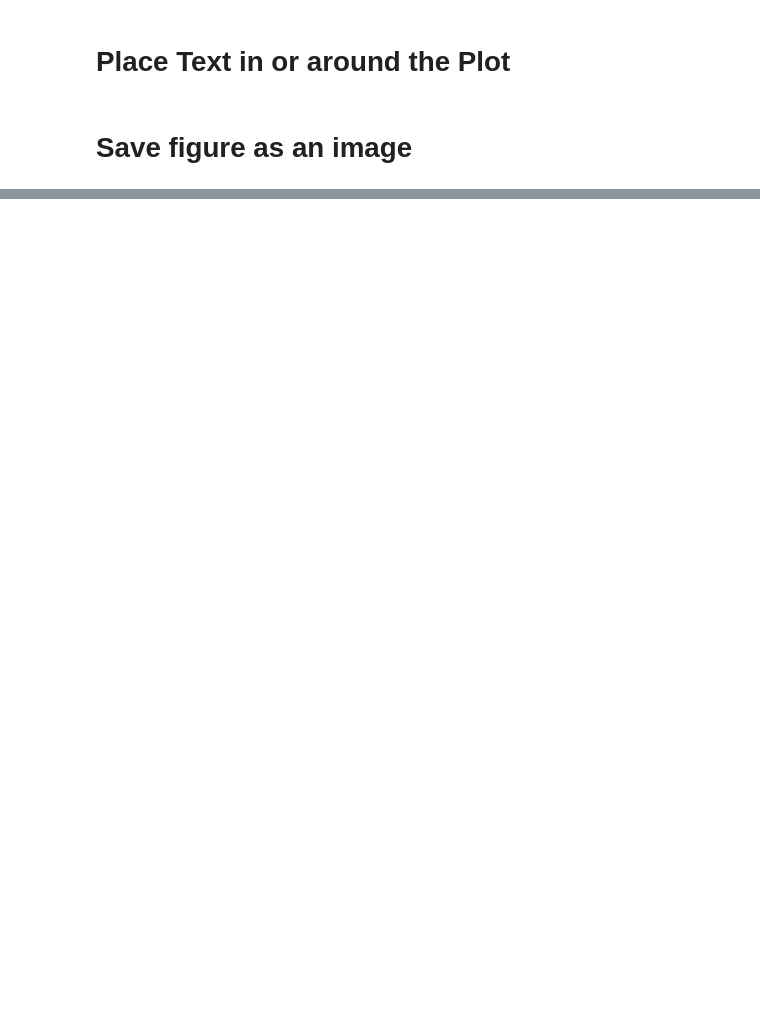
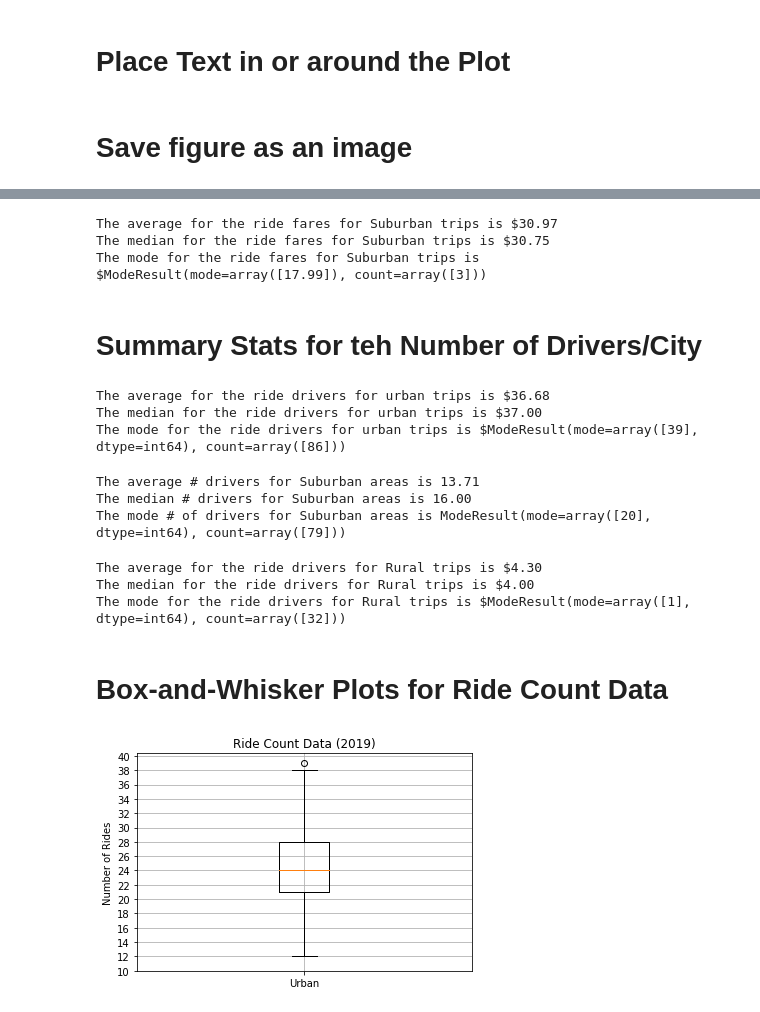
Before and after one commit to Gkmb2390/PyBer_Analysis, a Jupyter notebook: PyBer.ipynb, the cells around one changed output, grey strips where cells are left out. Drawn from its saved outputs; the diff is of its cells as text; code cells hidden in the pictures; blank space fills up the shorter version.

```diff
--- a/PyBer.ipynb
+++ b/PyBer.ipynb
@@ -442,0 +618,75 @@ IndexError: list index out of range
+# %%
+Suburban_fares = Suburban_cities_df["fare"]
+mean_Suburban_fares = np.mean(Suburban_fares)
+print(f'The average for the ride fares for Suburban trips is ${mean_Suburban_fares:.2f}')
+
+median_Suburban_fares = np.median(Suburban_fares)
+print(f'The median for the ride fares for Suburban trips is ${median_Suburban_fares:.2f}')
+
+mode_Suburban_fares = sts.mode(Suburban_fares)
+print(f'The mode for the ride fares for Suburban trips is ${mode_Suburban_fares}')
+# %% [output]
+The average for the ride fares for Suburban trips is $30.97
+The median for the ride fares for Suburban trips is $30.75
+The mode for the ride fares for Suburban trips is $ModeResult(mode=array([17.99]), count=array([3]))
+# %% [markdown]
+# Summary Stats for teh Number of Drivers/City
+# %%
+# Get the driver count data from Urban cities
+urban_drivers = urban_cities_df["driver_count"]
+mean_urban_drivers = np.mean(urban_drivers)
+print(f'The average for the ride drivers for urban trips is ${mean_urban_drivers:.2f}')
+
+median_urban_drivers = np.median(urban_drivers)
+print(f'The median for the ride drivers for urban trips is ${median_urban_drivers:.2f}')
+
+mode_urban_drivers = sts.mode(urban_drivers)
+print(f'The mode for the ride drivers for urban trips is ${mode_urban_drivers}')
+# %% [output]
+The average for the ride drivers for urban trips is $36.68
+The median for the ride drivers for urban trips is $37.00
+The mode for the ride drivers for urban trips is $ModeResult(mode=array([39], dtype=int64), count=array([86]))
+# %%
+Suburban_drivers = Suburban_cities_df["driver_count"]
+mean_Suburban_drivers = np.mean(Suburban_drivers)
+print(f'The average # drivers for Suburban areas is {mean_Suburban_drivers:.2f}')
+
+median_Suburban_drivers = np.median(Suburban_drivers)
+print(f'The median # drivers for Suburban areas is {median_Suburban_drivers:.2f}')
+
+mode_Suburban_drivers = sts.mode(Suburban_drivers)
+print(f'The mode # of drivers for Suburban areas is {mode_Suburban_drivers}')
+# %% [output]
+The average # drivers for Suburban areas is 13.71
+The median # drivers for Suburban areas is 16.00
+The mode # of drivers for Suburban areas is ModeResult(mode=array([20], dtype=int64), count=array([79]))
+# %%
+Rural_drivers = Rural_cities_df["driver_count"]
+mean_Rural_drivers = np.mean(Rural_drivers)
+print(f'The average for the ride drivers for Rural trips is ${mean_Rural_drivers:.2f}')
+
+median_Rural_drivers = np.median(Rural_drivers)
+print(f'The median for the ride drivers for Rural trips is ${median_Rural_drivers:.2f}')
+
+mode_Rural_drivers = sts.mode(Rural_drivers)
+print(f'The mode for the ride drivers for Rural trips is ${mode_Rural_drivers}')
+# %% [output]
+The average for the ride drivers for Rural trips is $4.30
+The median for the ride drivers for Rural trips is $4.00
+The mode for the ride drivers for Rural trips is $ModeResult(mode=array([1], dtype=int64), count=array([32]))
+# %% [markdown]
+# Box-and-Whisker Plots for Ride Count Data
+# %%
+#creating a box & whisker plot for urban cities
+# Xaxis labels
+x_labels = ["Urban"]
+fig, ax = plt.subplots()
+ax.boxplot(urban_ride_count, labels = x_labels)
+# Add in the Title, y-axis label and grid
+ax.set_title('Ride Count Data (2019)')
+ax.set_ylabel('Number of Rides')
+ax.set_yticks(np.arange(10,41, step=2.0))
+ax.grid()
+plt.show()
+# %% [output]
+[figure, added]
```
Also changed, not shown: parts of 31 cells of this notebook, 2 other files.
